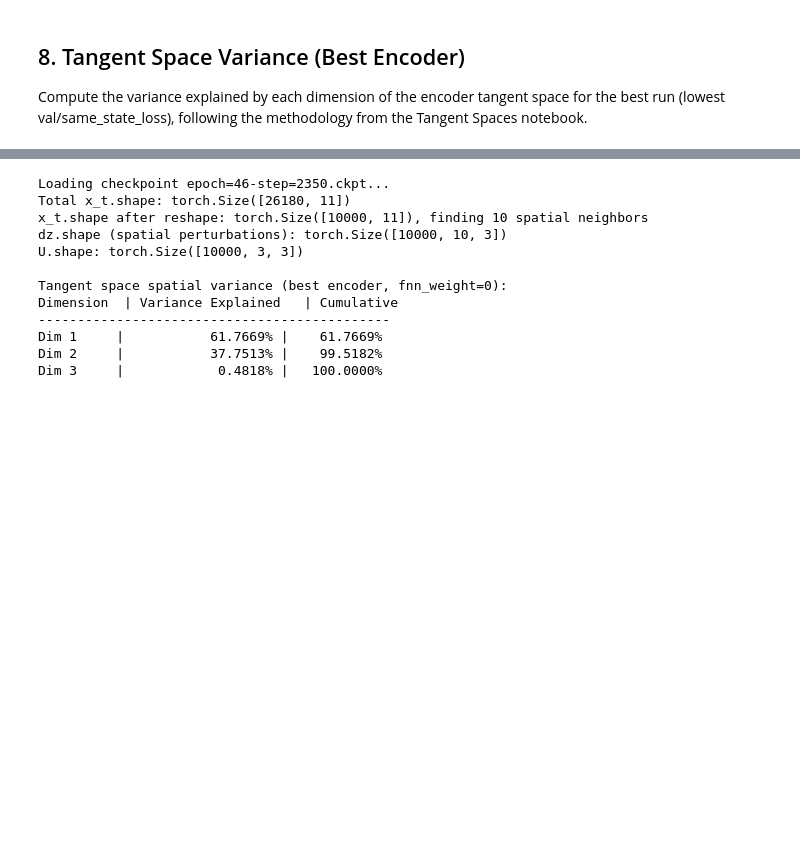
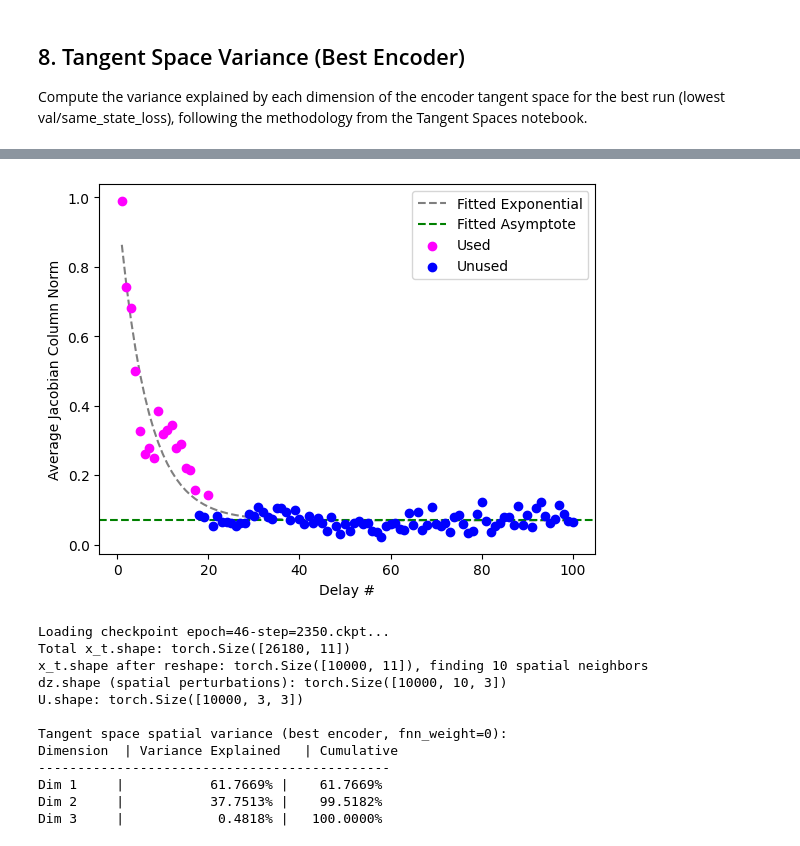
Before and after one commit to adamjeisen/JacobianODE, a Jupyter notebook: _jupyter/Encoder-Only MLP (Lorenz - hyperparameter sweep).ipynb, the cells around one changed output, grey strips where cells are left out. Cells and saved outputs as stored; diff of their text form; code cells hidden in the pictures; blank space fills up the shorter version.

```diff
--- a/_jupyter/Encoder-Only MLP (Lorenz - hyperparameter sweep).ipynb
+++ b/_jupyter/Encoder-Only MLP (Lorenz - hyperparameter sweep).ipynb
@@ -856,6 +846,7 @@ adapter, _, _ = load_pretrained_encoder(
     save_dir=SAVE_DIR,
     freeze=True,
     verbose=True,
+    require_same_state_decoder=False,
 )
 adapter.eval()
 
@@ -984,3 +931,67 @@ plt.show()
+# %%
+import torch
+import numpy as np
+import matplotlib.pyplot as plt
+import torch.nn.functional as F
+from scipy.optimize import curve_fit
+
+avg_column_norms = jacobians_t.norm(p=2, dim=-2).mean(dim=0).cpu()
+
+# 1. Define the exponential decay model with a constant floor
+def exp_decay_with_floor(x, a, b, c):
+    return a * np.exp(-b * x) + c
+
+delay_number = np.arange(jacobians_t.shape[-1]) + 1
+norms_np = avg_column_norms.numpy()
+
+# 2. Fit the curve to the data
+# p0 provides initial guesses for [A, b, C] to help the solver converge quickly
+initial_guesses = [norms_np[0], 0.1, np.min(norms_np)]
+# initial_guesses = [norms_np[0], 1, np.min(norms_np)]
+popt, _ = curve_fit(exp_decay_with_floor, delay_number, norms_np, p0=initial_guesses)
+
+# Extract the fitted parameters
+A_fit, b_fit, C_fit = popt
+
+# # 3. Calculate the noise variance from the residuals
+# # The fit gives us the expected value. The residuals tell us the noise variance.
+predicted_values = exp_decay_with_floor(delay_number, A_fit, b_fit, C_fit)
+residuals = norms_np - predicted_values
+std_noise = np.std(residuals)
+
+# Principled noise floor: The fitted asymptote + 2 standard deviations
+principled_noise_floor = C_fit + (2 * std_noise)
+
+# 3. Principled baseline: Just the fitted asymptote
+principled_baseline = C_fit
+
+# 4. Apply the subtraction and clamp to 0
+clean_norms = F.relu(torch.tensor(norms_np - principled_baseline))
+
+# 5. Calculate Energy and apply the 99% threshold
+energies = clean_norms ** 2
+reweighted_energies = energies / (energies.sum() + 1e-8)
+
+sorted_energies, sorted_indices = torch.sort(reweighted_energies, descending=True)
+cutoff_idx = np.argmax(torch.cumsum(sorted_energies, dim=0).numpy() > 0.99) + 1
+
+used_indices = sorted_indices[:cutoff_idx]
+unused_indices = sorted_indices[cutoff_idx:]
+
+# --- Plotting ---
+plt.plot(delay_number, predicted_values, 'k--', label='Fitted Exponential', alpha=0.5)
+# plt.axhline(principled_noise_floor, color='r', linestyle=':', label='Calculated Noise Floor')
+plt.axhline(principled_baseline, color='g', linestyle='--', label='Fitted Asymptote')
+
+plt.scatter(delay_number[used_indices], norms_np[used_indices], c='magenta', label='Used', zorder=5)
+plt.scatter(delay_number[unused_indices], norms_np[unused_indices], c='blue', label='Unused', zorder=5)
+
+plt.xlabel('Delay #')
+plt.ylabel('Average Jacobian Column Norm')
+plt.legend()
+plt.show()
+# %% [output]
+[figure, added]
 # %%
 # -----------------------------------------------------------------------------
 # Variance explained by each dimension of the encoder tangent space
```
Also changed, not shown: parts of 20 cells of this notebook, 1 other file.
